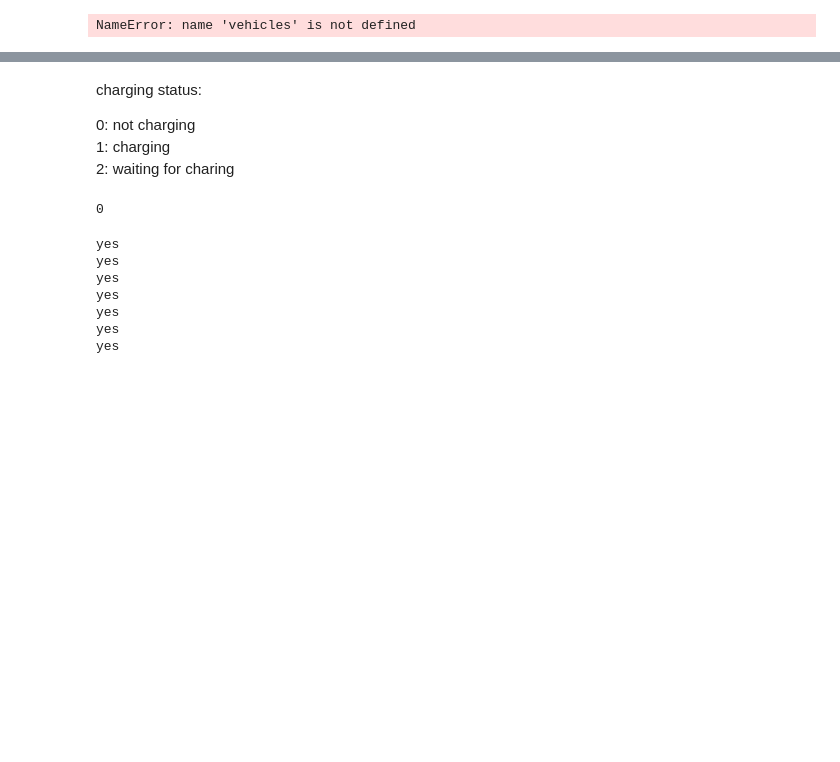
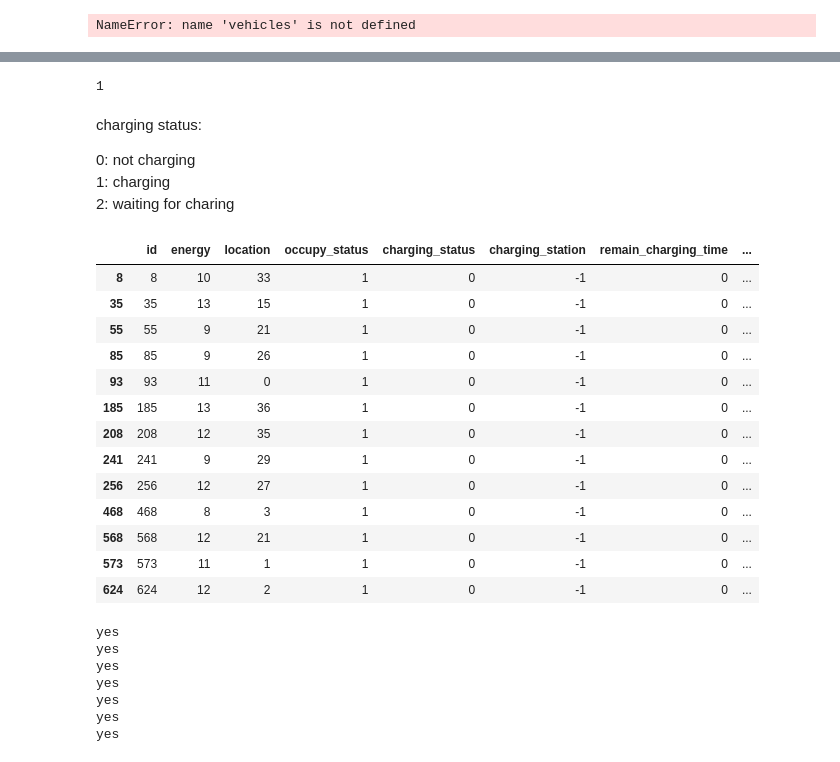
Before and after one commit to ZihanDing/psquare_disruption, a Jupyter notebook: dir/code_test.ipynb, the cells around one changed output, grey strips where cells are left out. Drawn from its saved outputs; the diff is of its cells as text; code cells hidden in the pictures; blank space fills up the shorter version.

Commit message:
Large modification of the serving and charging dispatched stratetgy. In fairness folder

```diff
--- a/dir/code_test.ipynb
+++ b/dir/code_test.ipynb
@@ -464,10 +482,10 @@ vehicles
+# %%
+x = vehicles.iloc[1]['id']
+# %% [output]
+1
 # %% [markdown]
 charging status:
 
 0: not charging
 1: charging
 2: waiting for charing
-# %%
-sum(vehicles['charging_status'])
-# %% [output]
-0
@@ -474,3 +494,20 @@ sum(vehicles['charging_status'])
+# %%
+vehicles[vehicles['occupy_status'] == 1]
+# %% [output]
+|  | id | energy | location | occupy_status | charging_status | charging_station | remain_charging_time | ... |
+| 8 | 8 | 10 | 33 | 1 | 0 | -1 | 0 | ... |
+| 35 | 35 | 13 | 15 | 1 | 0 | -1 | 0 | ... |
+| 55 | 55 | 9 | 21 | 1 | 0 | -1 | 0 | ... |
+| 85 | 85 | 9 | 26 | 1 | 0 | -1 | 0 | ... |
+| 93 | 93 | 11 | 0 | 1 | 0 | -1 | 0 | ... |
+| 185 | 185 | 13 | 36 | 1 | 0 | -1 | 0 | ... |
+| 208 | 208 | 12 | 35 | 1 | 0 | -1 | 0 | ... |
+| 241 | 241 | 9 | 29 | 1 | 0 | -1 | 0 | ... |
+| 256 | 256 | 12 | 27 | 1 | 0 | -1 | 0 | ... |
+| 468 | 468 | 8 | 3 | 1 | 0 | -1 | 0 | ... |
+| 568 | 568 | 12 | 21 | 1 | 0 | -1 | 0 | ... |
+| 573 | 573 | 11 | 1 | 1 | 0 | -1 | 0 | ... |
+| 624 | 624 | 12 | 2 | 1 | 0 | -1 | 0 | ... |
 # %%
 for i in range(len(vehicles)):
     if vehicles['location'][i] == 16:
```
Also changed, not shown: parts of 3 cells of this notebook, 6 other files.
